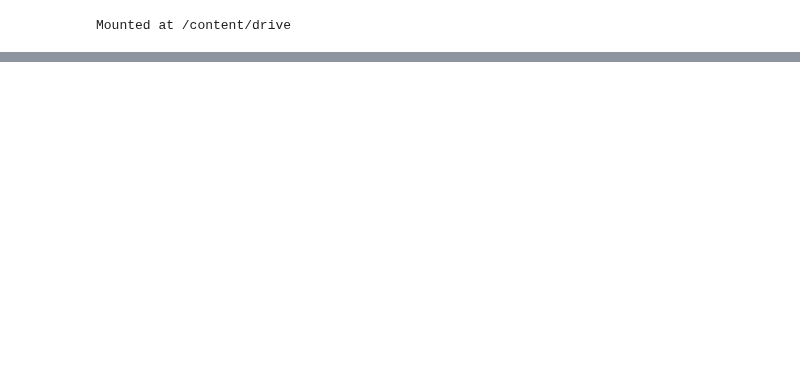
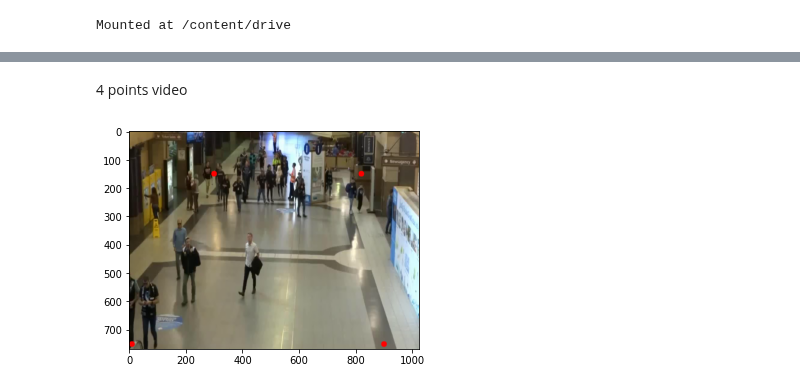
Before and after one commit to lephuocdat2000/Advanced-CV, a Jupyter notebook: FinalProject.ipynb, the cells around one changed output, grey strips where cells are left out. Saved outputs shown, nothing was run; the diff lists cells and outputs as text; code cells hidden in the pictures; blank space fills up the shorter version.

```diff
--- a/FinalProject.ipynb
+++ b/FinalProject.ipynb
@@ -198,0 +208,21 @@ plt.imshow(cv2.cvtColor(image,cv2.COLOR_BGR2RGB))
+# %% [markdown]
+4 points video
+# %%
+cap = cv2.VideoCapture('/content/drive/MyDrive/Advanced-CV/People2_Trim.mp4')
+if (cap.isOpened()==False):
+    print('Error opening video stream or file')
+else:
+    fourcc = cv2.VideoWriter_fourcc(*'XVID')
+    out = cv2.VideoWriter('output.avi',fourcc, 20, (1024,768))
+    while (True):
+       ret, frame = cap.read()
+       if ret==True:
+           frame = cv2.resize(frame,(1024,768))
+           cv2.circle(frame,(300,150),10,(0,0,255),-1)
+           cv2.circle(frame,(820,150),10,(0,0,255),-1)
+           cv2.circle(frame,(10,750),10,(0,0,255),-1)
+           cv2.circle(frame,(900,750),10,(0,0,255),-1)
+           plt.imshow(cv2.cvtColor(frame,cv2.COLOR_BGR2RGB))
+           break
+# %% [output]
+[figure, added]
```
Also changed, not shown: parts of 5 cells of this notebook.
